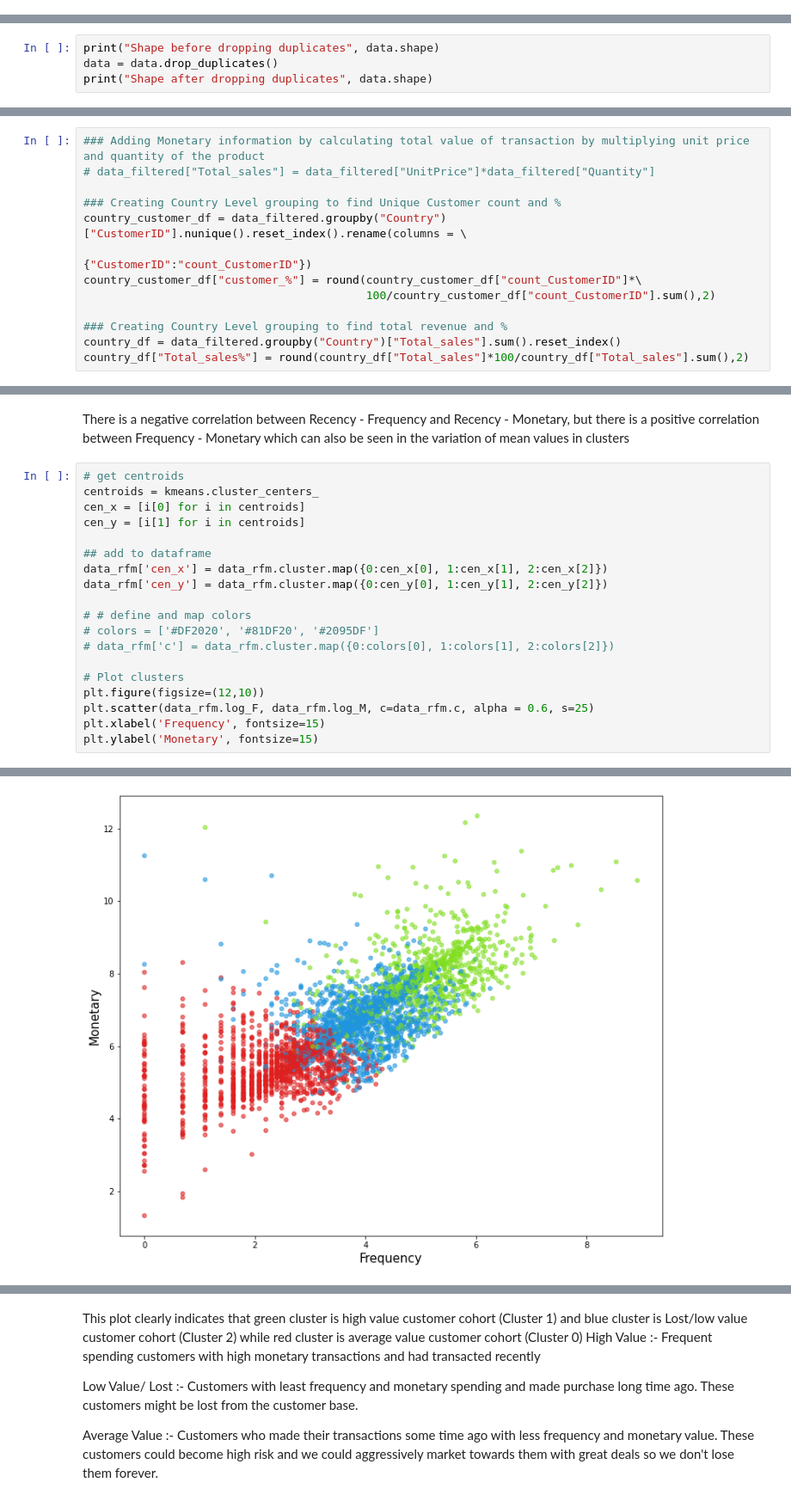
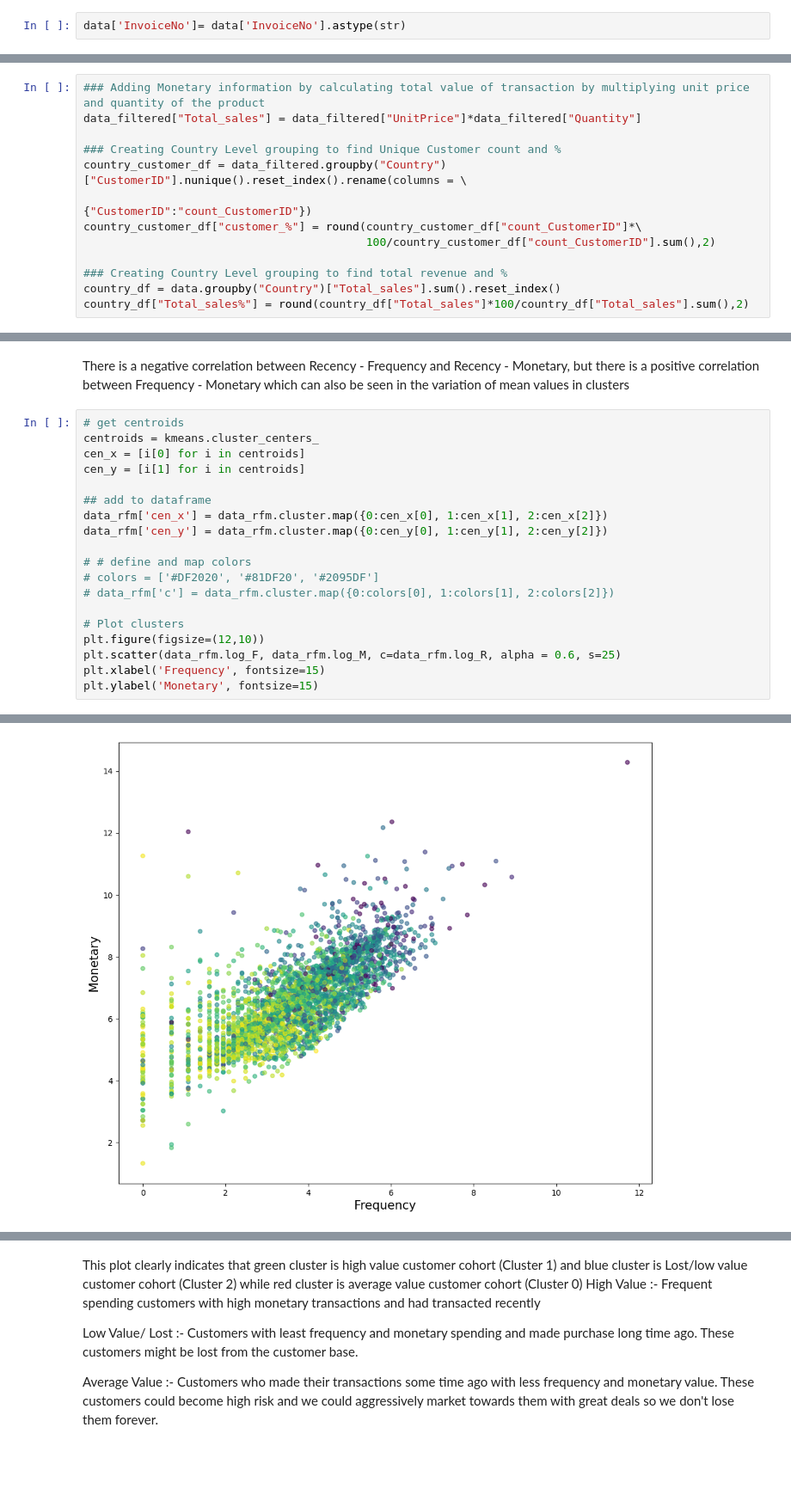
Before and after one commit to dhrisandamedhi/Online_Retail_segmentation, a Jupyter notebook: Online_Retail_Segmentation.ipynb, the cells around one changed output, grey strips where cells are left out. Shown at 86% size. Drawn from its saved outputs; the diff is of its cells as text; blank space fills up the shorter version.

```diff
--- a/Online_Retail_Segmentation.ipynb
+++ b/Online_Retail_Segmentation.ipynb
@@ -264,3 +266,5 @@ data['CustomerID']= data['CustomerID'].astype(int)
+# %%
+data['InvoiceNo']= data['InvoiceNo'].astype(str)
 # %% [markdown]
 ###Converting object to datetime
 # %%
@@ -269,7 +280,3 @@ data['CustomerID']= data['CustomerID'].astype(int)
 # %% [markdown]
 # Data Cleaning and EDA
 Checking for duplicates if any present
-# %%
-print("Shape before dropping duplicates", data.shape)
-data = data.drop_duplicates()
-print("Shape after dropping duplicates", data.shape)
@@ -573,6 +532,6 @@ data.head()
 # %%
 ### Adding Monetary information by calculating total value of transaction by multiplying unit price and quantity of the product
-# data_filtered["Total_sales"] = data_filtered["UnitPrice"]*data_filtered["Quantity"]
+data_filtered["Total_sales"] = data_filtered["UnitPrice"]*data_filtered["Quantity"]
 
 ### Creating Country Level grouping to find Unique Customer count and %
 country_customer_df = data_filtered.groupby("Country")["CustomerID"].nunique().reset_index().rename(columns = \
@@ -581,6 +540,6 @@ country_customer_df["customer_%"] = round(country_customer_df["count_CustomerID"
                                           100/country_customer_df["count_CustomerID"].sum(),2)
 
 ### Creating Country Level grouping to find total revenue and %
-country_df = data_filtered.groupby("Country")["Total_sales"].sum().reset_index()
+country_df = data.groupby("Country")["Total_sales"].sum().reset_index()
 country_df["Total_sales%"] = round(country_df["Total_sales"]*100/country_df["Total_sales"].sum(),2)
 # %% [output]
@@ -841,22 +810,22 @@ There is a negative correlation between Recency - Frequency and Recency - Moneta
 # %%
 # get centroids
 centroids = kmeans.cluster_centers_
 cen_x = [i[0] for i in centroids]
 cen_y = [i[1] for i in centroids]
 
 ## add to dataframe
 data_rfm['cen_x'] = data_rfm.cluster.map({0:cen_x[0], 1:cen_x[1], 2:cen_x[2]})
 data_rfm['cen_y'] = data_rfm.cluster.map({0:cen_y[0], 1:cen_y[1], 2:cen_y[2]})
 
 # # define and map colors
 # colors = ['#DF2020', '#81DF20', '#2095DF']
 # data_rfm['c'] = data_rfm.cluster.map({0:colors[0], 1:colors[1], 2:colors[2]})
 
 # Plot clusters
 plt.figure(figsize=(12,10))
-plt.scatter(data_rfm.log_F, data_rfm.log_M, c=data_rfm.c, alpha = 0.6, s=25)
+plt.scatter(data_rfm.log_F, data_rfm.log_M, c=data_rfm.log_R, alpha = 0.6, s=25)
 plt.xlabel('Frequency', fontsize=15)
 plt.ylabel('Monetary', fontsize=15)
 # %% [output]
 Text(0, 0.5, 'Monetary')
-[figure, old version]
+[figure, new version]
```
Also changed, not shown: parts of 51 cells of this notebook.
